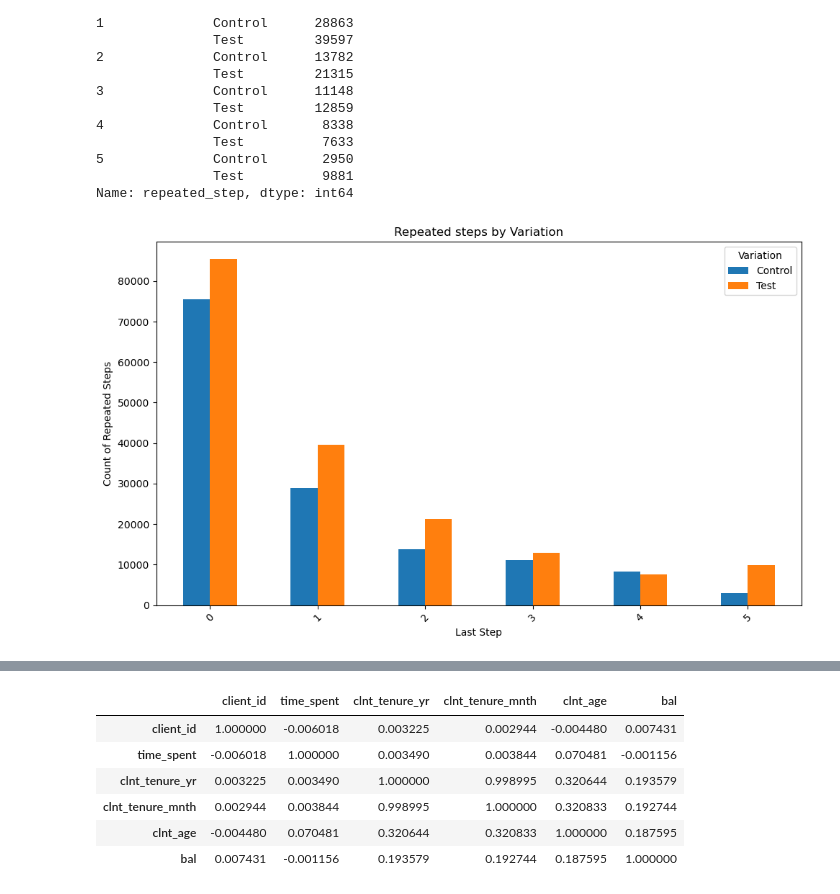
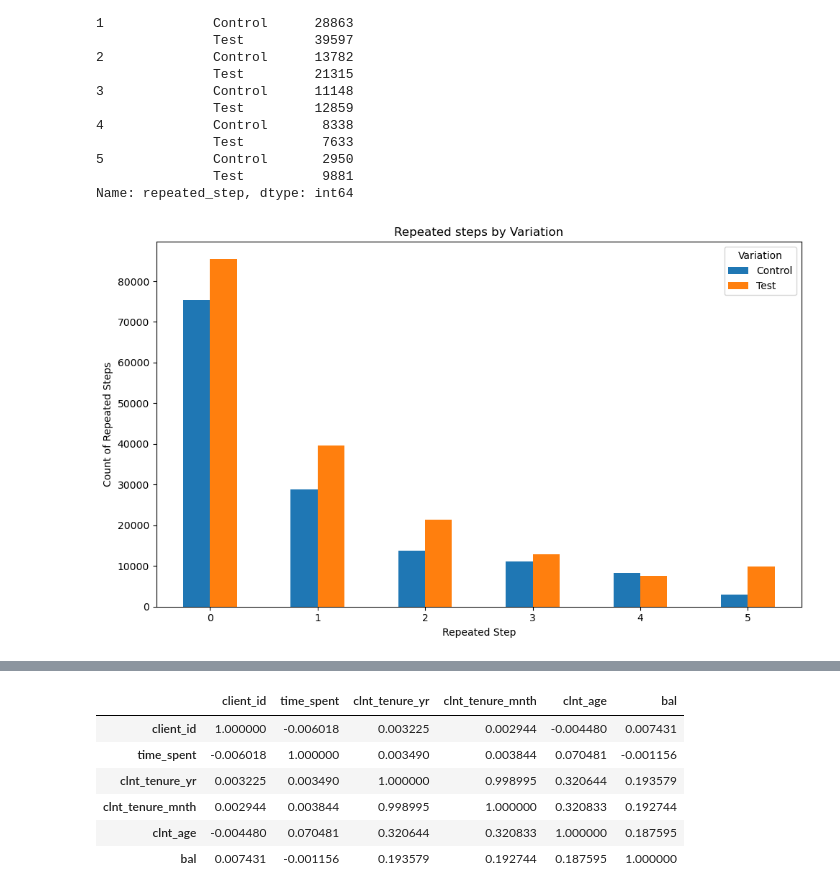
Before and after one commit to Ghonaim32/week5_6_project, a Jupyter notebook: notebooks/analysis_anas.ipynb, the cells around one changed output, grey strips where cells are left out. Cells and saved outputs as stored; diff of their text form; code cells hidden in the pictures.

```diff
--- a/notebooks/analysis_anas.ipynb
+++ b/notebooks/analysis_anas.ipynb
@@ -112,14 +165,14 @@ Name: repeated_step, dtype: int64
 # %%
 errors.unstack().plot(kind='bar', figsize=(10,6))
 plt.title('Repeated steps by Variation')
-plt.xlabel('Last Step')
+plt.xlabel('Repeated Step')
 plt.ylabel('Count of Repeated Steps')
-plt.xticks(rotation=45)
+plt.xticks(rotation=0)
 plt.legend(title='Variation')
 plt.tight_layout()
 plt.show()
 # %% [output]
-[figure, old version]
+[figure, new version]
 # %%
 df1 = pd.read_csv("/Users/anasghonaim/Library/CloudStorage/OneDrive-Personal/Ironhack/Week 5/week5_6_project/data/cleaned/df_final_demo.csv")
 # %%
```
Also changed, not shown: parts of 10 cells of this notebook, 6 other files.
